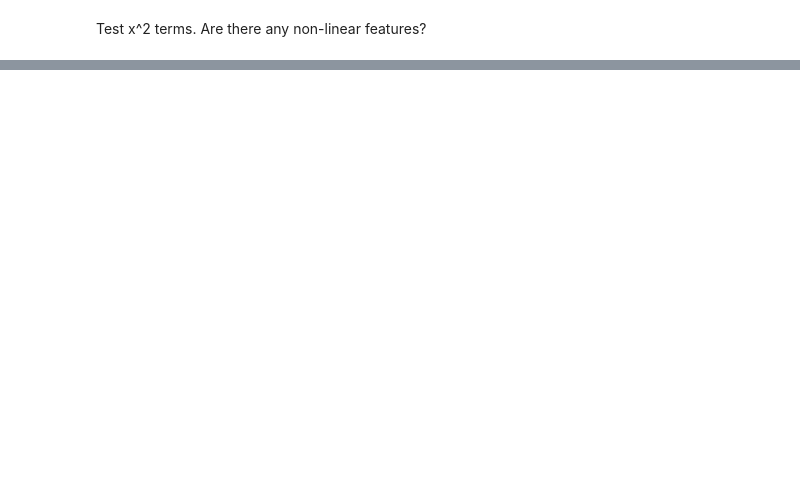
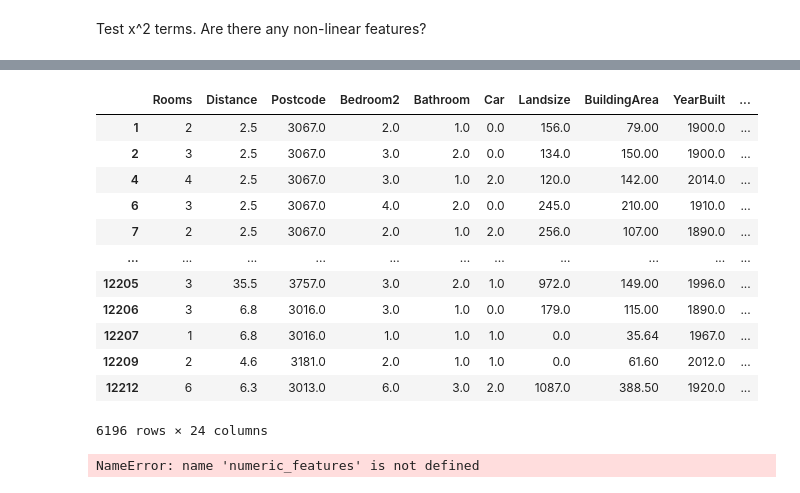
Before and after one commit to smdbz/data-science, a Jupyter notebook: notebooks/05_simplified_prediction.ipynb, the cells around one changed output, grey strips where cells are left out. Saved outputs shown, nothing was run; the diff lists cells and outputs as text; code cells hidden in the pictures; blank space fills up the shorter version.

```diff
--- a/notebooks/05_simplified_prediction.ipynb
+++ b/notebooks/05_simplified_prediction.ipynb
@@ -503,0 +286,16 @@ all_combos
+# %%
+numeric_features
+# %% [output]
+|  | Rooms | Distance | Postcode | Bedroom2 | Bathroom | Car | Landsize | BuildingArea | YearBuilt | ... |
+| 1 | 2 | 2.5 | 3067.0 | 2.0 | 1.0 | 0.0 | 156.0 | 79.00 | 1900.0 | ... |
+| 2 | 3 | 2.5 | 3067.0 | 3.0 | 2.0 | 0.0 | 134.0 | 150.00 | 1900.0 | ... |
+| 4 | 4 | 2.5 | 3067.0 | 3.0 | 1.0 | 2.0 | 120.0 | 142.00 | 2014.0 | ... |
+| 6 | 3 | 2.5 | 3067.0 | 4.0 | 2.0 | 0.0 | 245.0 | 210.00 | 1910.0 | ... |
+| 7 | 2 | 2.5 | 3067.0 | 2.0 | 1.0 | 2.0 | 256.0 | 107.00 | 1890.0 | ... |
+| ... | ... | ... | ... | ... | ... | ... | ... | ... | ... | ... |
+| 12205 | 3 | 35.5 | 3757.0 | 3.0 | 2.0 | 1.0 | 972.0 | 149.00 | 1996.0 | ... |
+| 12206 | 3 | 6.8 | 3016.0 | 3.0 | 1.0 | 0.0 | 179.0 | 115.00 | 1890.0 | ... |
+| 12207 | 1 | 6.8 | 3016.0 | 1.0 | 1.0 | 1.0 | 0.0 | 35.64 | 1967.0 | ... |
+| 12209 | 2 | 4.6 | 3181.0 | 2.0 | 1.0 | 1.0 | 0.0 | 61.60 | 2012.0 | ... |
+| 12212 | 6 | 6.3 | 3013.0 | 6.0 | 3.0 | 2.0 | 1087.0 | 388.50 | 1920.0 | ... |
+6196 rows × 24 columns
@@ -503,0 +304,21 @@ all_combos
+# %%
+from sklearn.preprocessing import StandardScaler
+from sklearn.linear_model import LinearRegression
+import pandas as pd
+
+# Scale and KEEP column names
+scaler = StandardScaler()
+X_norm = scaler.fit_transform(numeric_features)
+
+X_norm_df = pd.DataFrame(
+
+    X_norm,
+    columns=numeric_features.columns,
+    index=numeric_features.index
+)
+
+# Fit correctly (instance method)
+lr = LinearRegression()
+lr.fit(X_norm_df, unaltered_dataframe["Price"])
+# %% [output]
+NameError: name 'numeric_features' is not defined
```
Also changed, not shown: parts of 39 cells of this notebook, 10 other files.
